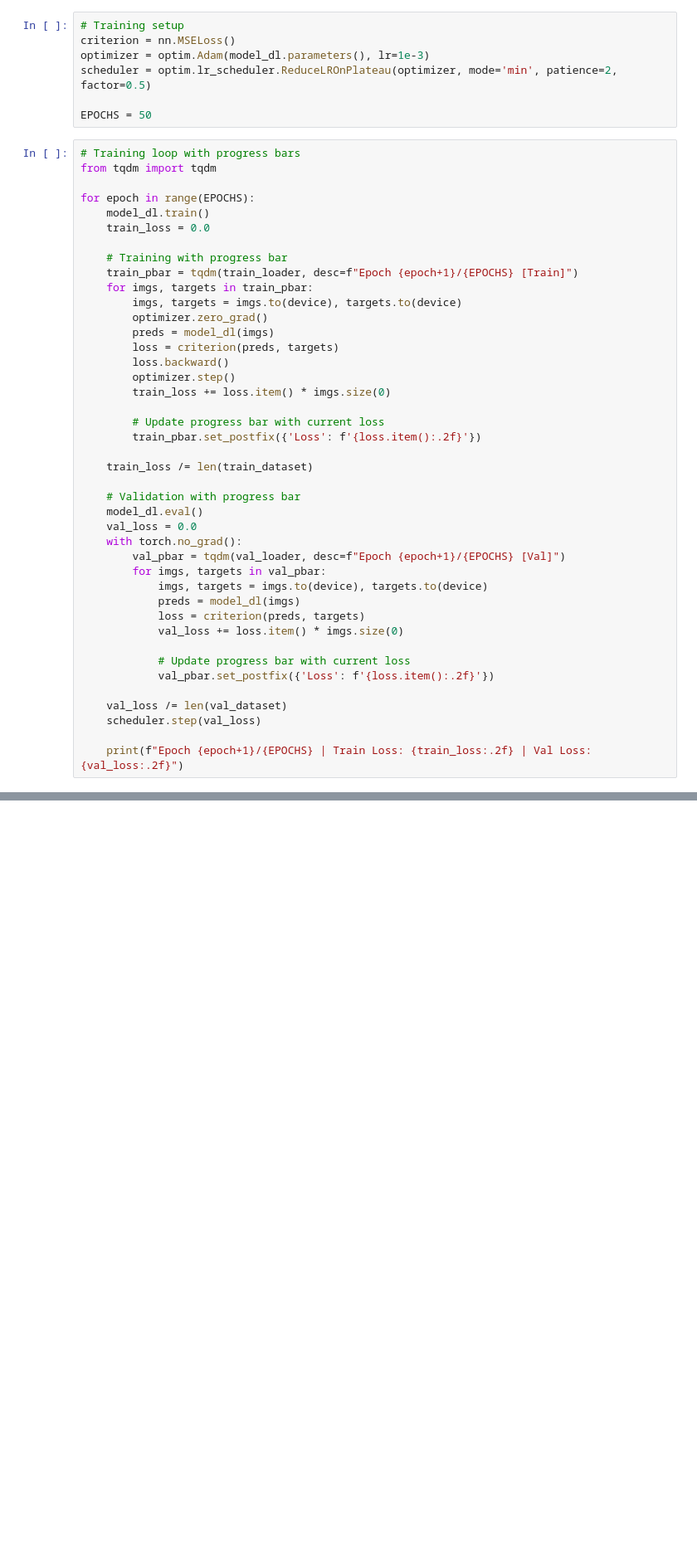
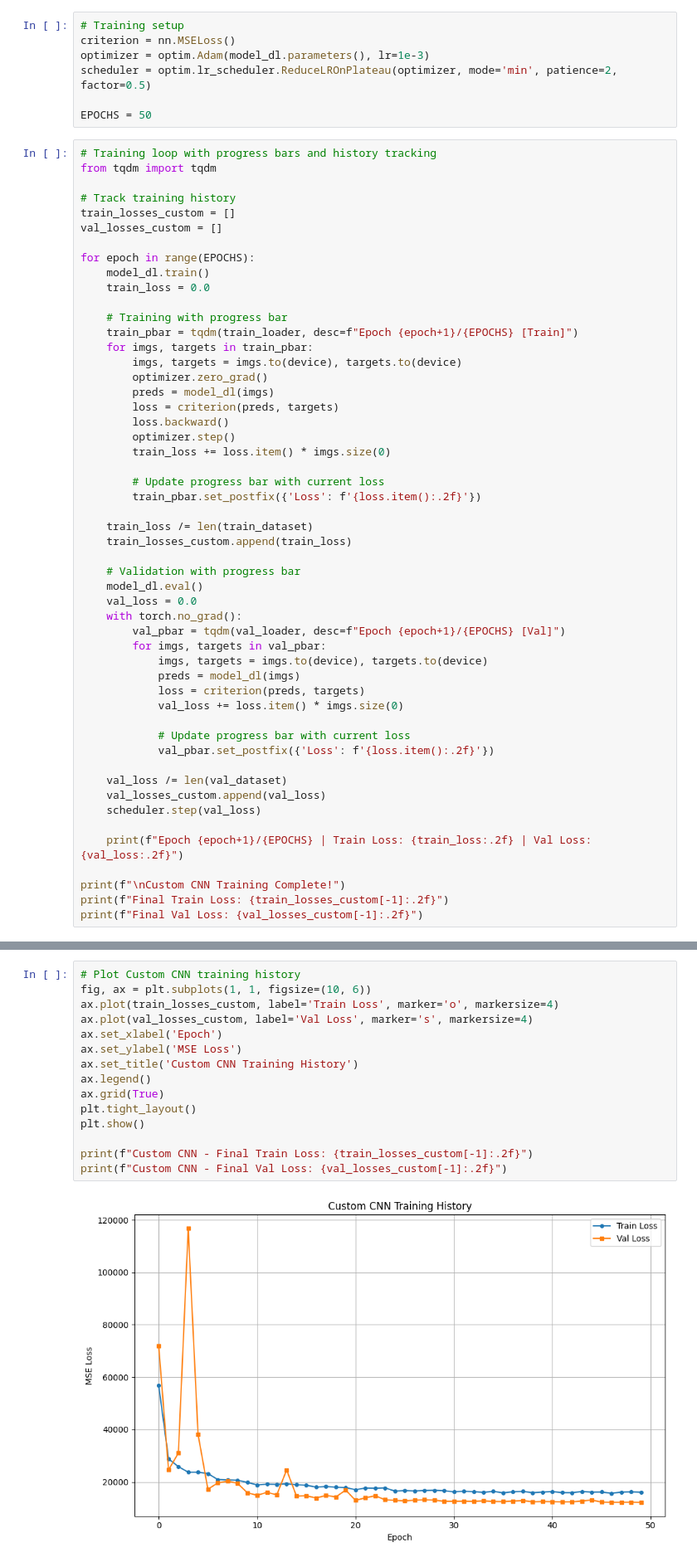
Before and after one commit to WeihaoLi-Tom/CV_PRJ, a Jupyter notebook: main.ipynb, the cells around one changed output, grey strips where cells are left out. Shown at 83% size. Drawn from its saved outputs; the diff is of its cells as text; blank space fills up the shorter version.

```diff
--- a/main.ipynb
+++ b/main.ipynb
@@ -323,8 +348,12 @@ scheduler = optim.lr_scheduler.ReduceLROnPlateau(optimizer, mode='min', patience
 
 EPOCHS = 50
 # %%
-# Training loop with progress bars
+# Training loop with progress bars and history tracking
 from tqdm import tqdm
+
+# Track training history
+train_losses_custom = []
+val_losses_custom = []
 
 for epoch in range(EPOCHS):
     model_dl.train()
@@ -345,6 +374,7 @@ for epoch in range(EPOCHS):
         train_pbar.set_postfix({'Loss': f'{loss.item():.2f}'})
 
     train_loss /= len(train_dataset)
+    train_losses_custom.append(train_loss)
 
     # Validation with progress bar
     model_dl.eval()
@@ -361,7 +391,12 @@ for epoch in range(EPOCHS):
             val_pbar.set_postfix({'Loss': f'{loss.item():.2f}'})
 
     val_loss /= len(val_dataset)
+    val_losses_custom.append(val_loss)
     scheduler.step(val_loss)
 
     print(f"Epoch {epoch+1}/{EPOCHS} | Train Loss: {train_loss:.2f} | Val Loss: {val_loss:.2f}")
+
+print(f"\nCustom CNN Training Complete!")
+print(f"Final Train Loss: {train_losses_custom[-1]:.2f}")
+print(f"Final Val Loss: {val_losses_custom[-1]:.2f}")
 # %% [output]
@@ -380 +415,18 @@ Epoch 12/50 | Train Loss: 19382.88 | Val Loss: 16259.25
 ... (38 outputs left out)
+# %%
+# Plot Custom CNN training history
+fig, ax = plt.subplots(1, 1, figsize=(10, 6))
+ax.plot(train_losses_custom, label='Train Loss', marker='o', markersize=4)
+ax.plot(val_losses_custom, label='Val Loss', marker='s', markersize=4)
+ax.set_xlabel('Epoch')
+ax.set_ylabel('MSE Loss')
+ax.set_title('Custom CNN Training History')
+ax.legend()
+ax.grid(True)
+plt.tight_layout()
+plt.show()
+
+print(f"Custom CNN - Final Train Loss: {train_losses_custom[-1]:.2f}")
+print(f"Custom CNN - Final Val Loss: {val_losses_custom[-1]:.2f}")
+# %% [output]
+[figure, added]
```
Also changed, not shown: parts of 7 cells of this notebook, 1 other file.
